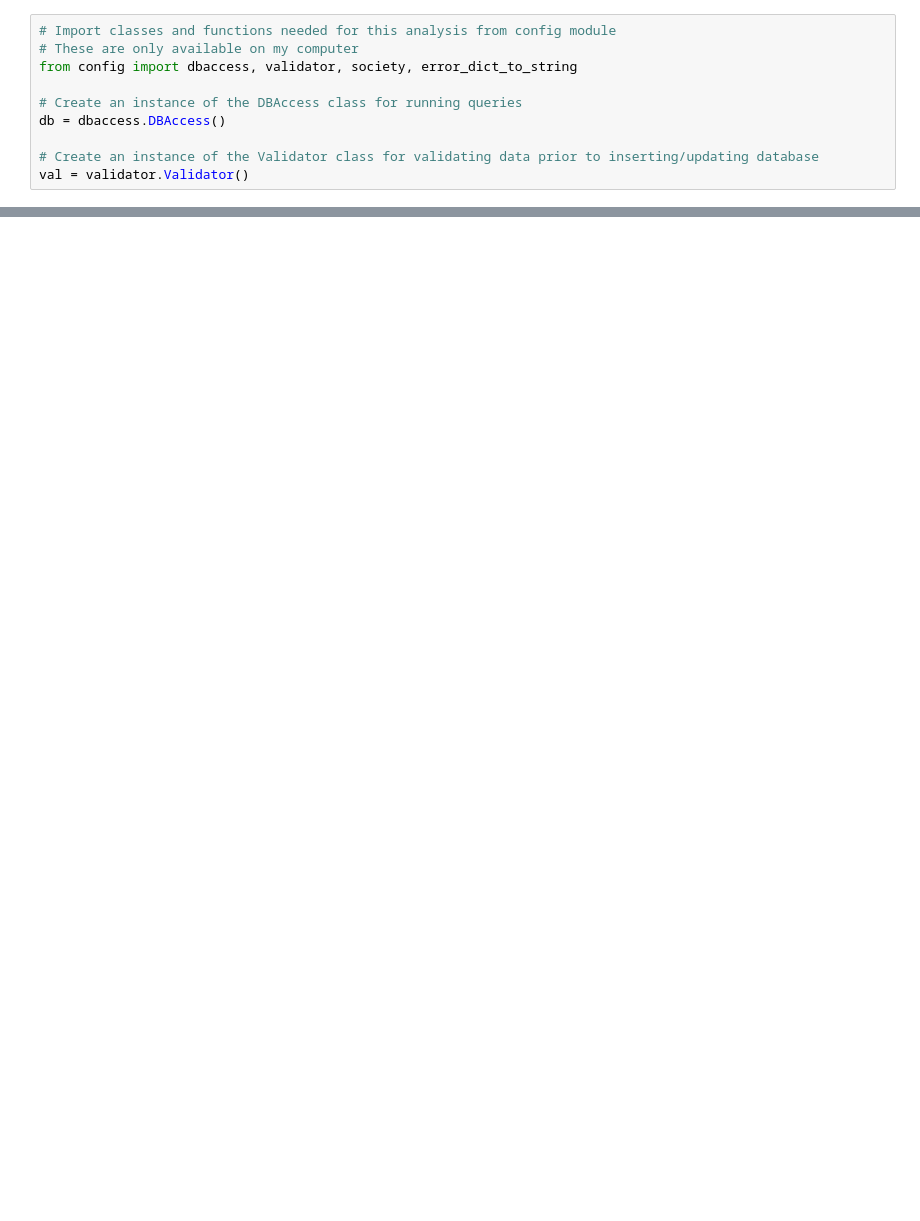
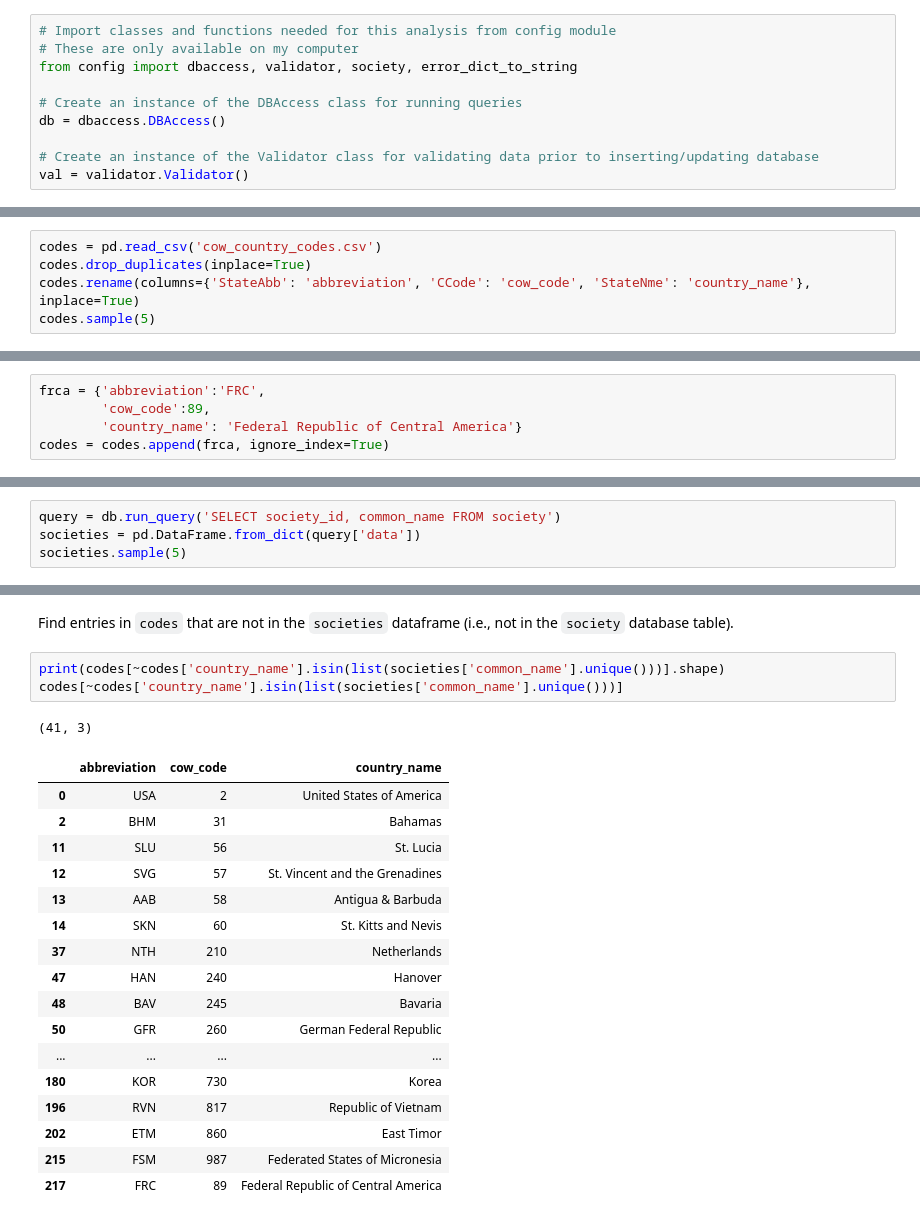
Before and after one commit to skustes/COW-System, a Jupyter notebook: COW System.ipynb, the cells around one changed output, grey strips where cells are left out. Cells and saved outputs as stored; diff of their text form; blank space fills up the shorter version.

```diff
--- a/COW System.ipynb
+++ b/COW System.ipynb
@@ -34,0 +40,5 @@ cow.sample(5)
+# %%
+codes = pd.read_csv('cow_country_codes.csv')
+codes.drop_duplicates(inplace=True)
+codes.rename(columns={'StateAbb': 'abbreviation', 'CCode': 'cow_code', 'StateNme': 'country_name'}, inplace=True)
+codes.sample(5)
@@ -34,0 +54,5 @@ cow.sample(5)
+# %%
+frca = {'abbreviation':'FRC',
+        'cow_code':89,
+        'country_name': 'Federal Republic of Central America'}
+codes = codes.append(frca, ignore_index=True)
@@ -34,0 +62,4 @@ cow.sample(5)
+# %%
+query = db.run_query('SELECT society_id, common_name FROM society')
+societies = pd.DataFrame.from_dict(query['data'])
+societies.sample(5)
@@ -34,0 +73,24 @@ cow.sample(5)
+# %% [markdown]
+Find entries in `codes` that are not in the `societies` dataframe (i.e., not in the `society` database table).
+# %%
+print(codes[~codes['country_name'].isin(list(societies['common_name'].unique()))].shape)
+codes[~codes['country_name'].isin(list(societies['common_name'].unique()))]
+# %% [output]
+(41, 3)
+|  | abbreviation | cow_code | country_name |
+| 0 | USA | 2 | United States of America |
+| 2 | BHM | 31 | Bahamas |
+| 11 | SLU | 56 | St. Lucia |
+| 12 | SVG | 57 | St. Vincent and the Grenadines |
+| 13 | AAB | 58 | Antigua & Barbuda |
+| 14 | SKN | 60 | St. Kitts and Nevis |
+| 37 | NTH | 210 | Netherlands |
+| 47 | HAN | 240 | Hanover |
+| 48 | BAV | 245 | Bavaria |
+| 50 | GFR | 260 | German Federal Republic |
+| ... | ... | ... | ... |
+| 180 | KOR | 730 | Korea |
+| 196 | RVN | 817 | Republic of Vietnam |
+| 202 | ETM | 860 | East Timor |
+| 215 | FSM | 987 | Federated States of Micronesia |
+| 217 | FRC | 89 | Federal Republic of Central America |
```
Also changed, not shown: parts of 51 cells of this notebook, 1 other file.
